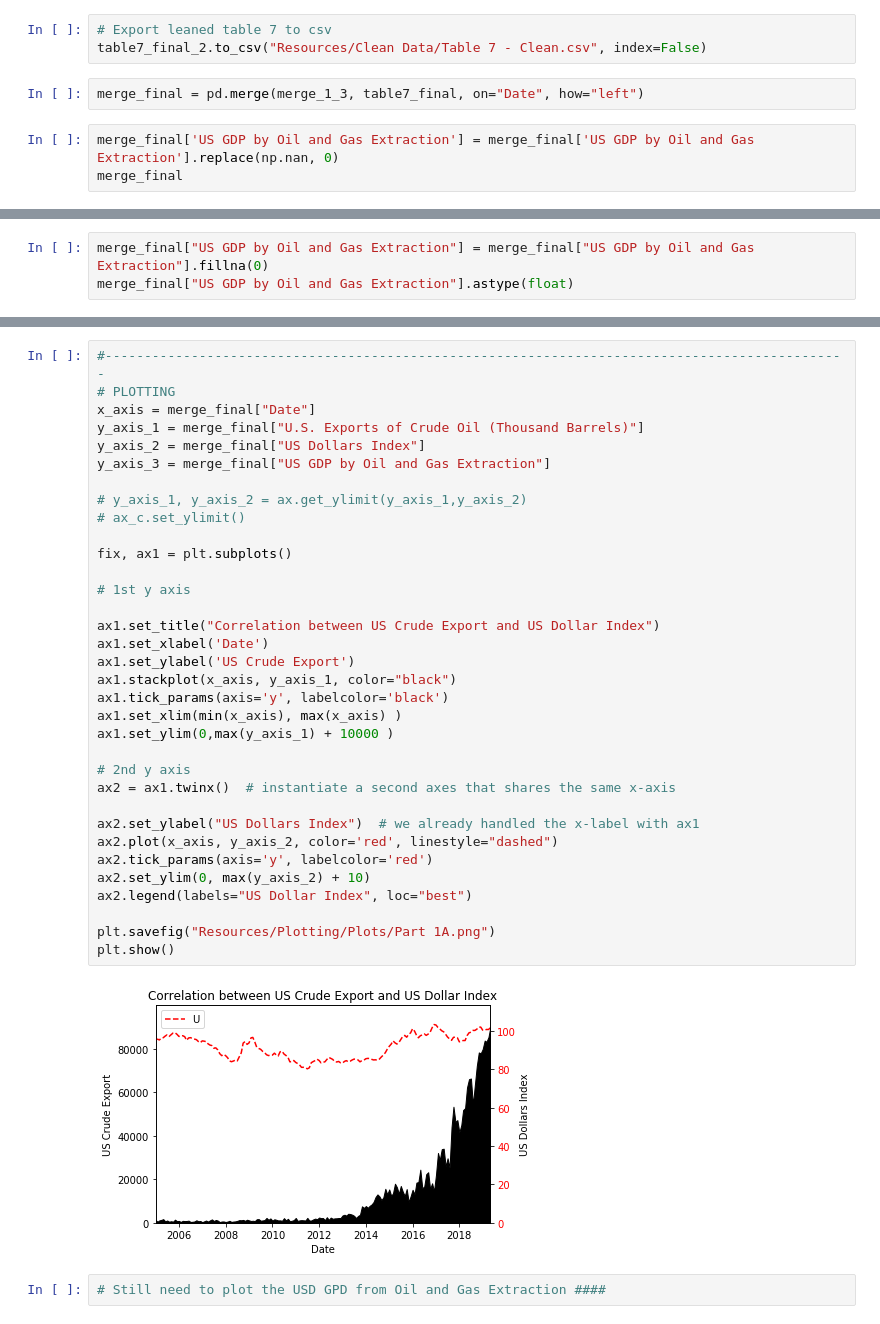
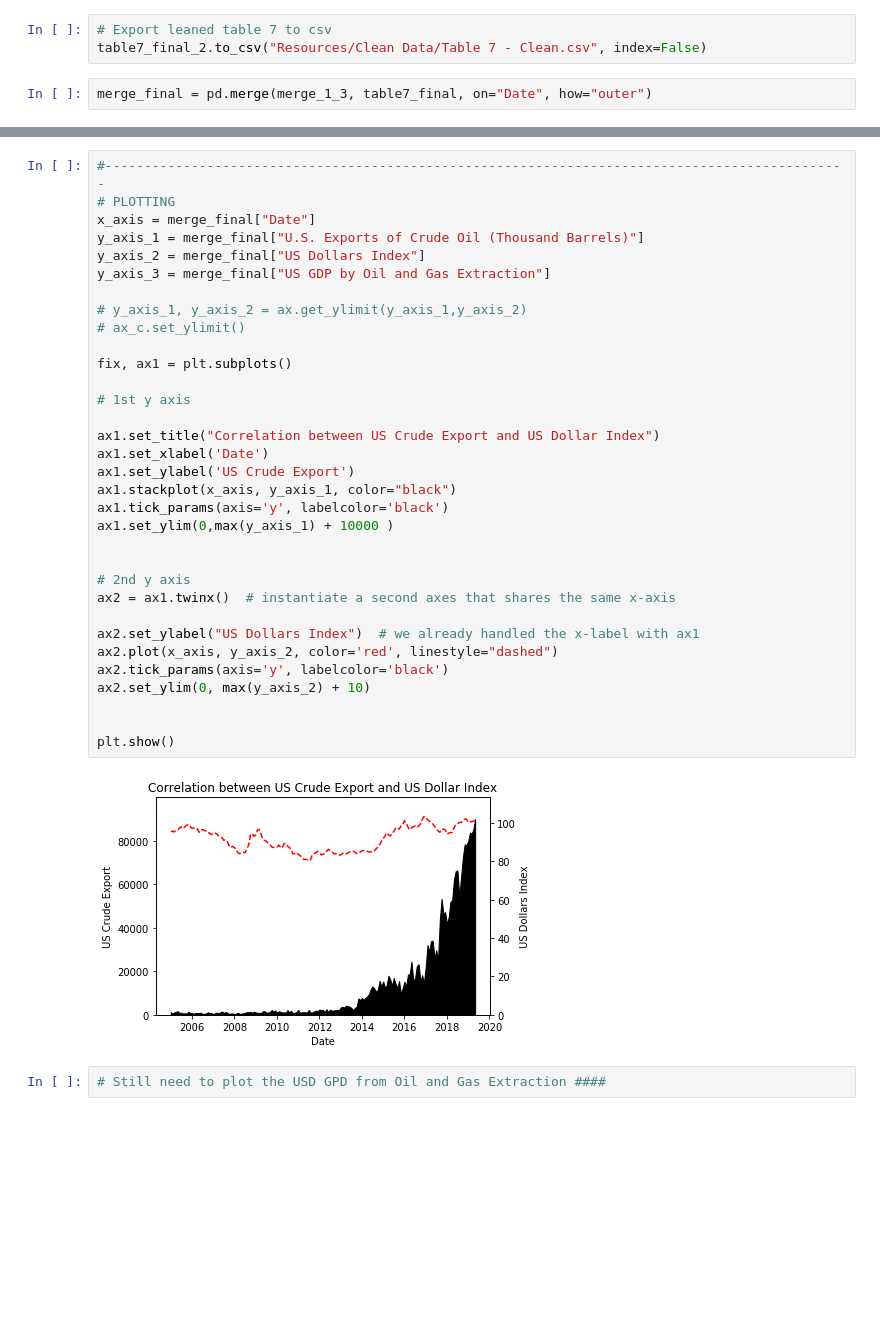
Before and after one commit to kk-deng/CanadaEnergyIE, a Jupyter notebook: Part 1 - US Oil Export and GDP vs. USD dollars.ipynb, the cells around one changed output, grey strips where cells are left out. Drawn from its saved outputs; the diff is of its cells as text; blank space fills up the shorter version.

```diff
--- a/Part 1 - US Oil Export and GDP vs. USD dollars.ipynb
+++ b/Part 1 - US Oil Export and GDP vs. USD dollars.ipynb
@@ -226,7 +226,4 @@ table7_final_2.head()
 # Export leaned table 7 to csv
 table7_final_2.to_csv("Resources/Clean Data/Table 7 - Clean.csv", index=False)
 # %%
-merge_final = pd.merge(merge_1_3, table7_final, on="Date", how="left")
+merge_final = pd.merge(merge_1_3, table7_final, on="Date", how="outer")
-# %%
-merge_final['US GDP by Oil and Gas Extraction'] = merge_final['US GDP by Oil and Gas Extraction'].replace(np.nan, 0)
-merge_final
@@ -247,3 +229,0 @@ merge_final
-# %%
-merge_final["US GDP by Oil and Gas Extraction"] = merge_final["US GDP by Oil and Gas Extraction"].fillna(0)
-merge_final["US GDP by Oil and Gas Extraction"].astype(float)
@@ -267,37 +248,36 @@ merge_final.to_csv("Resources/Plotting/Transformed Data/ Transformed Data - Part
 #-----------------------------------------------------------------------------------------------
 # PLOTTING
 x_axis = merge_final["Date"]
 y_axis_1 = merge_final["U.S. Exports of Crude Oil (Thousand Barrels)"]
 y_axis_2 = merge_final["US Dollars Index"]
 y_axis_3 = merge_final["US GDP by Oil and Gas Extraction"]
 
 # y_axis_1, y_axis_2 = ax.get_ylimit(y_axis_1,y_axis_2)
 # ax_c.set_ylimit()
 
 fix, ax1 = plt.subplots()
 
 # 1st y axis
 
 ax1.set_title("Correlation between US Crude Export and US Dollar Index")
 ax1.set_xlabel('Date')
 ax1.set_ylabel('US Crude Export')
 ax1.stackplot(x_axis, y_axis_1, color="black")
 ax1.tick_params(axis='y', labelcolor='black')
-ax1.set_xlim(min(x_axis), max(x_axis) )
 ax1.set_ylim(0,max(y_axis_1) + 10000 )
+
 
 # 2nd y axis
 ax2 = ax1.twinx()  # instantiate a second axes that shares the same x-axis
 
 ax2.set_ylabel("US Dollars Index")  # we already handled the x-label with ax1
 ax2.plot(x_axis, y_axis_2, color='red', linestyle="dashed")
-ax2.tick_params(axis='y', labelcolor='red')
+ax2.tick_params(axis='y', labelcolor='black')
 ax2.set_ylim(0, max(y_axis_2) + 10)
-ax2.legend(labels="US Dollar Index", loc="best")
 
-plt.savefig("Resources/Plotting/Plots/Part 1A.png")
+
 plt.show()
 # %% [output]
-[figure, old version]
+[figure, new version]
 # %%
 # Still need to plot the USD GPD from Oil and Gas Extraction ####
```
Also changed, not shown: parts of 7 cells of this notebook, 3 other files.
